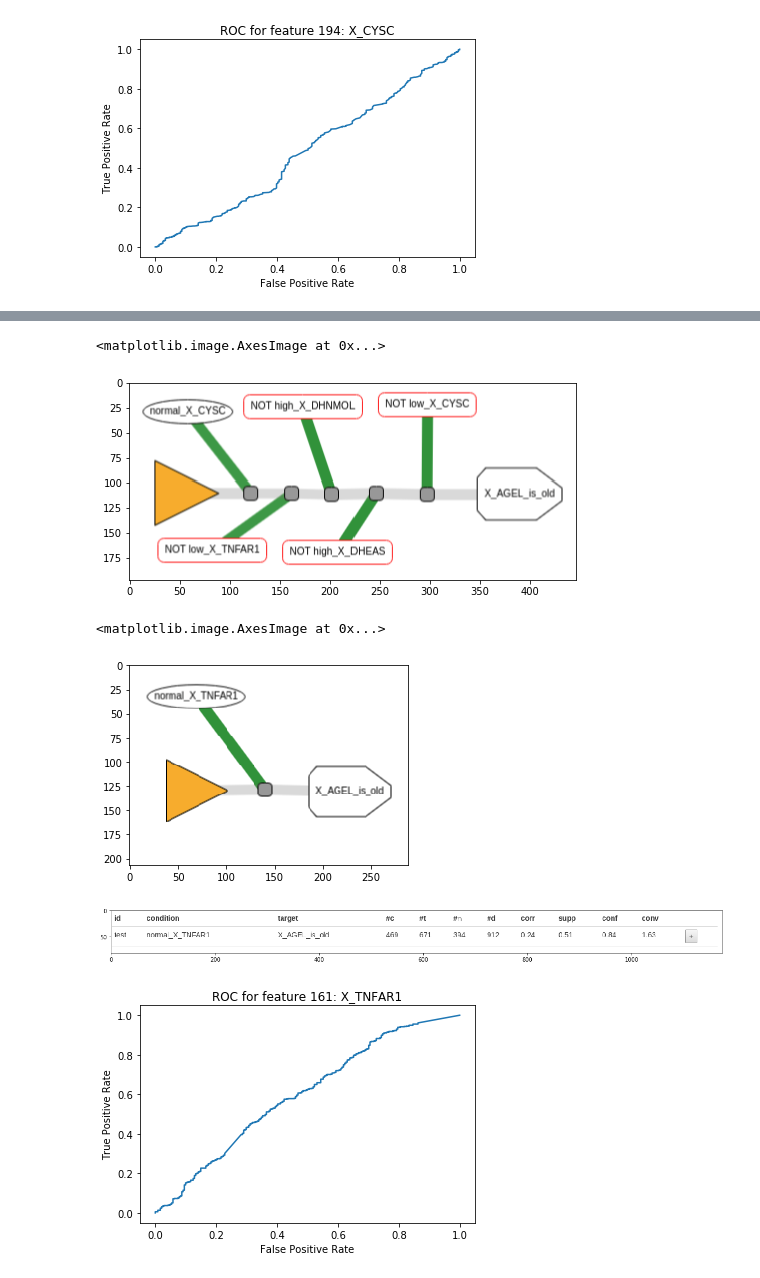
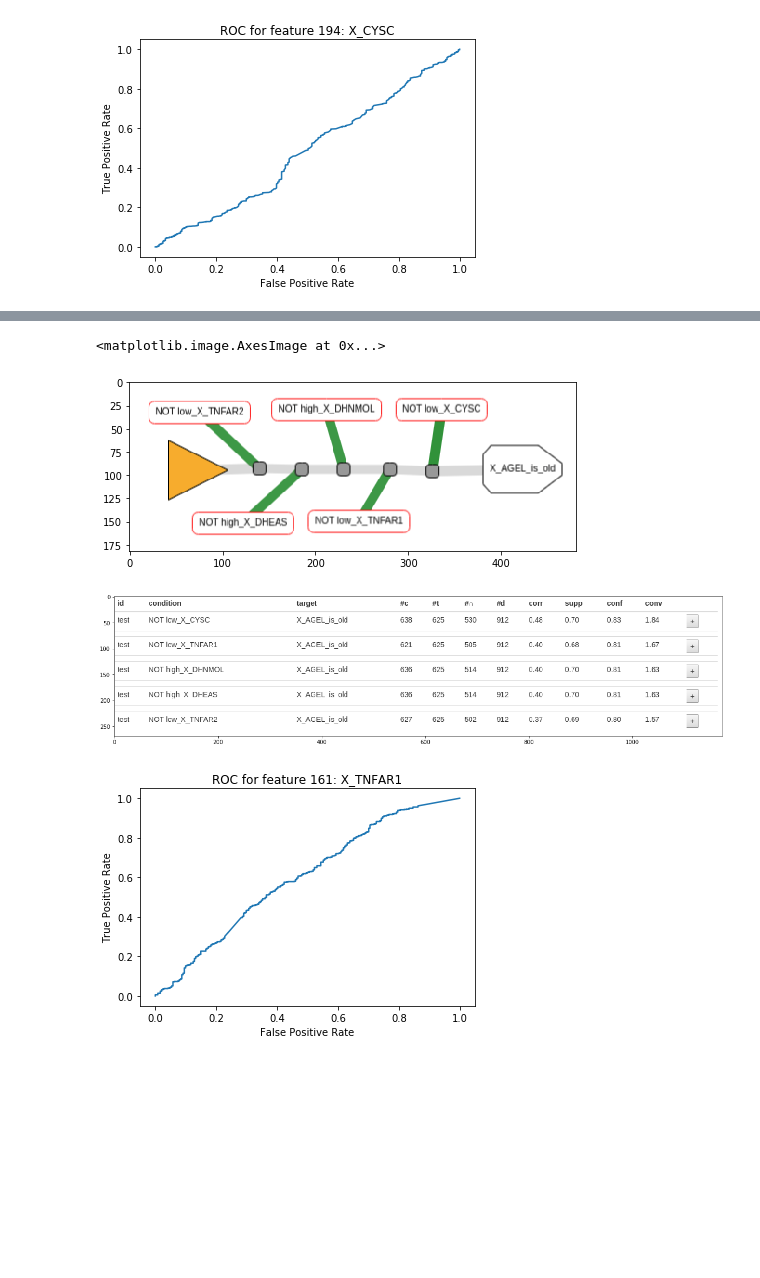
Before and after one commit to JetBrains-Research/fishbone, a Jupyter notebook: src/main/resources/Chianti_predicates_analysis.ipynb, the cells around one changed output, grey strips where cells are left out. Saved outputs shown, nothing was run; the diff lists cells and outputs as text; code cells hidden in the pictures; blank space fills up the shorter version.

```diff
--- a/src/main/resources/Chianti_predicates_analysis.ipynb
+++ b/src/main/resources/Chianti_predicates_analysis.ipynb
@@ -190,20 +198,13 @@ plt.imshow(mpimg.imread("old_vs_young_support_04_table.png"), interpolation='nea
 # %%
-# С отрицательными предикатами, саппорт >= 0.4
+# С отрицательными предикатами, саппорт >= 0.5
 plt.figure(figsize = (8, 8))
-plt.imshow(mpimg.imread("old_vs_young_with_not_support_04.png"), interpolation='nearest')
+plt.imshow(mpimg.imread("old_with_not_support_04.png"), interpolation='nearest')
+plt.figure(figsize = (20, 20))
+plt.imshow(mpimg.imread("old_with_not_support_04_table.png"), interpolation='nearest')
 # %% [output]
 <matplotlib.image.AxesImage at 0x...>
-[figure, old version]
+[figure, new version]
+[figure, added]
-# %%
-# Поднимем саппорт до 0.5 (при большем саппорте правил не наблюдается):
-plt.figure(figsize = (5, 5))
-plt.imshow(mpimg.imread("old_vs_young_support_05.png"), interpolation='nearest')
-plt.figure(figsize = (20, 20))
-plt.imshow(mpimg.imread("old_vs_young_support_05_table.png"), interpolation='nearest')
-# %% [output]
-<matplotlib.image.AxesImage at 0x...>
-[figure, removed]
-[figure, removed]
 # %%
 sample_predicate_idx = metadata_by_name.loc['X_TNFAR1', :]['Number'] - 1
 plot_roc([sample_predicate_idx], x, y, {sample_predicate_idx: 'X_TNFAR1'})
```
Also changed, not shown: parts of 13 cells of this notebook.
